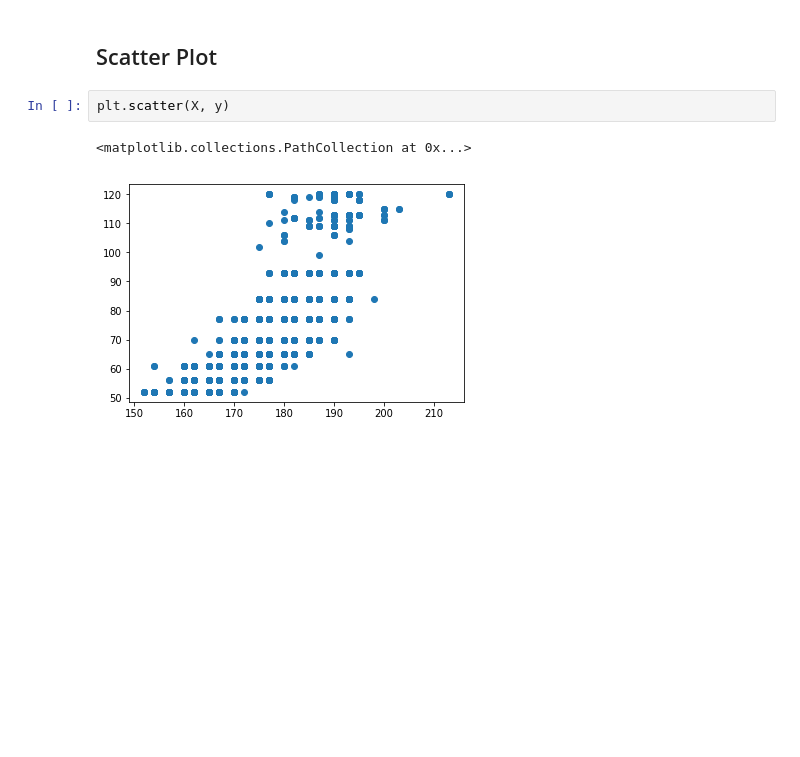
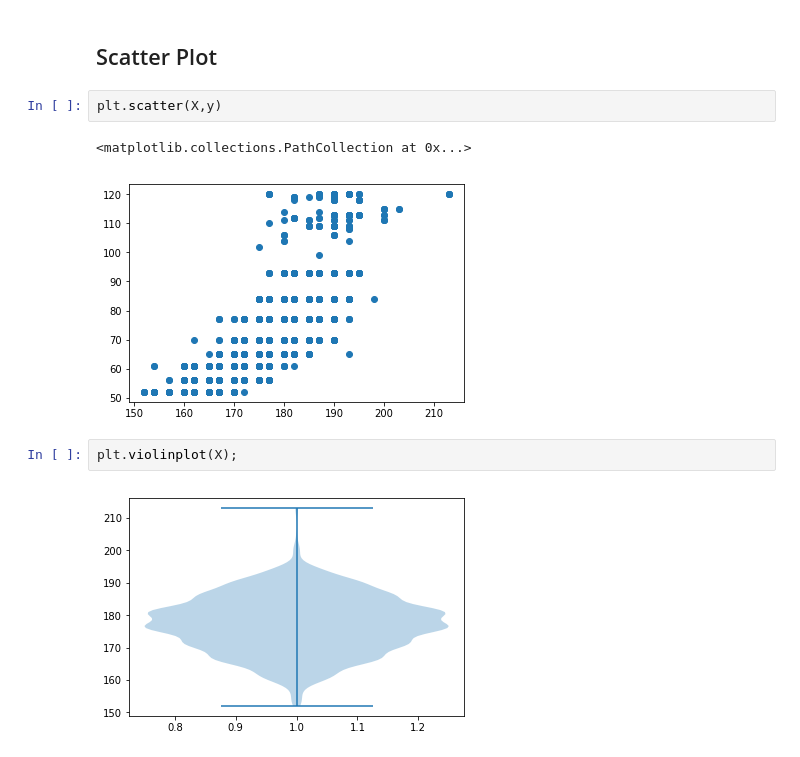
Before and after one commit to PWalis/UFC_DataAnalysis, a Jupyter notebook: Data_visualizations.ipynb, the cells around one changed output. Drawn from its saved outputs; the diff is of its cells as text; blank space fills up the shorter version.

```diff
--- a/Data_visualizations.ipynb
+++ b/Data_visualizations.ipynb
@@ -27,7 +27,11 @@ plt.hexbin(X, y, bins=100)
 # %% [markdown]
 ## Scatter Plot
 # %%
-plt.scatter(X, y)
+plt.scatter(X,y)
 # %% [output]
 <matplotlib.collections.PathCollection at 0x...>
 [figure]
+# %%
+plt.violinplot(X);
+# %% [output]
+[figure, added]
```
Also changed, not shown: 2 other files.
